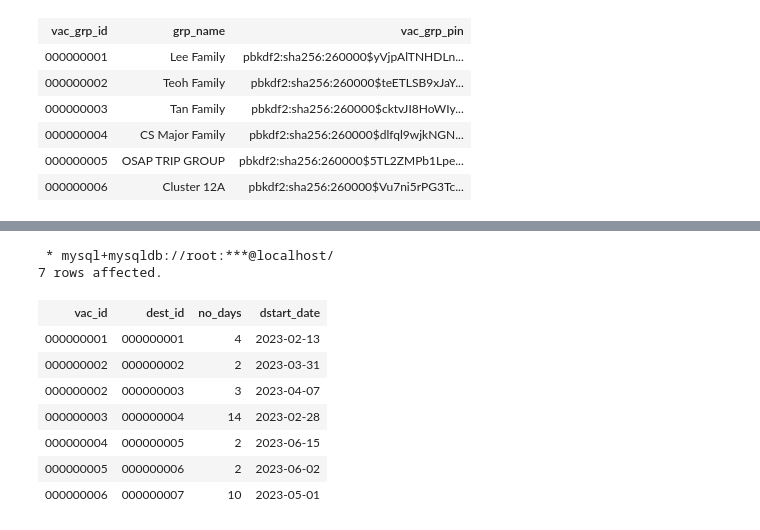
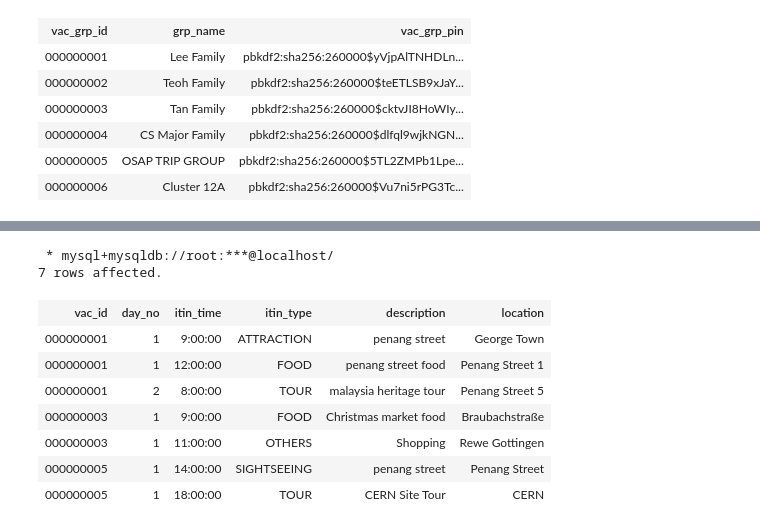
Before and after one commit to tyxin/ReadyHols, a Jupyter notebook: data_scripting.ipynb, the cells around one changed output, grey strips where cells are left out. Cells and saved outputs as stored; diff of their text form; code cells hidden in the pictures.

```diff
--- a/data_scripting.ipynb
+++ b/data_scripting.ipynb
@@ -753,14 +768,14 @@ select * from has_destination
 # %%
 %%sql
-select * from has_destination
+select * from itinerary
 # %% [output]
  * mysql+mysqldb://root:***@localhost/
 7 rows affected.
-| vac_id | dest_id | no_days | dstart_date |
-| 000000001 | 000000001 | 4 | 2023-02-13 |
-| 000000002 | 000000002 | 2 | 2023-03-31 |
-| 000000002 | 000000003 | 3 | 2023-04-07 |
-| 000000003 | 000000004 | 14 | 2023-02-28 |
-| 000000004 | 000000005 | 2 | 2023-06-15 |
-| 000000005 | 000000006 | 2 | 2023-06-02 |
-| 000000006 | 000000007 | 10 | 2023-05-01 |
+| vac_id | day_no | itin_time | itin_type | description | location |
+| 000000001 | 1 | 9:00:00 | ATTRACTION | penang street | George Town |
+| 000000001 | 1 | 12:00:00 | FOOD | penang street food | Penang Street 1 |
+| 000000001 | 2 | 8:00:00 | TOUR | malaysia heritage tour | Penang Street 5 |
+| 000000003 | 1 | 9:00:00 | FOOD | Christmas market food | Braubachstraße |
+| 000000003 | 1 | 11:00:00 | OTHERS | Shopping | Rewe Gottingen |
+| 000000005 | 1 | 14:00:00 | SIGHTSEEING | penang street | Penang Street |
+| 000000005 | 1 | 18:00:00 | TOUR | CERN Site Tour | CERN |
```
Also changed, not shown: parts of 2 cells of this notebook, 36 other files.
